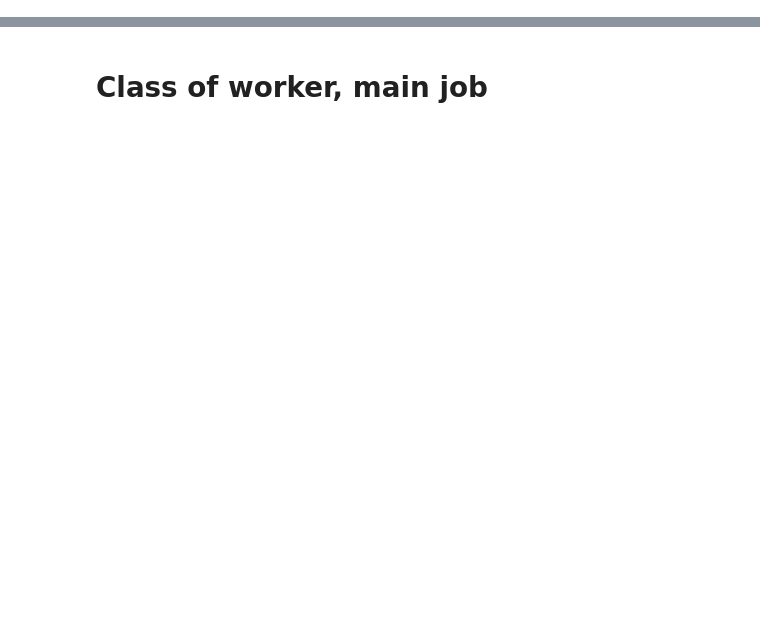
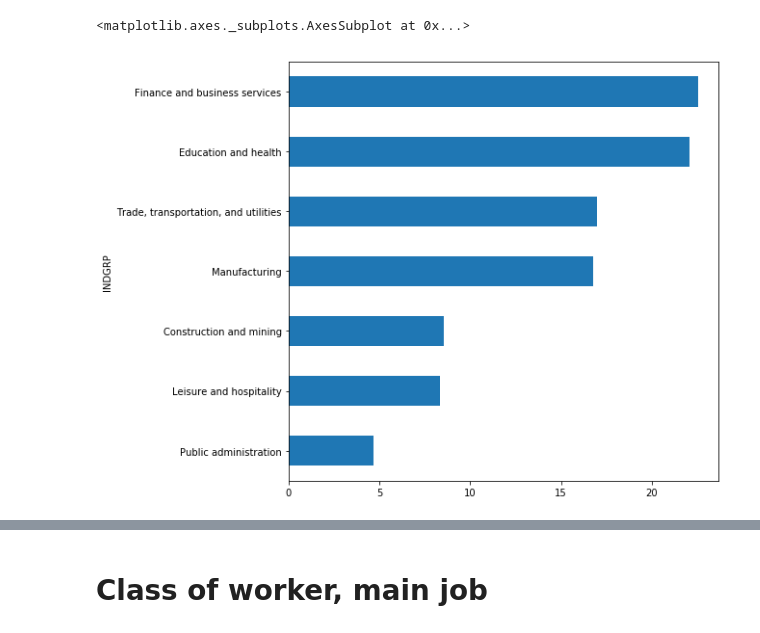
Before and after one commit to bdecon/blog_posts, a Jupyter notebook: Southern_Six/Southern_Six_7.ipynb, the cells around one changed output, grey strips where cells are left out. Saved outputs shown, nothing was run; the diff lists cells and outputs as text; code cells hidden in the pictures; blank space fills up the shorter version.

```diff
--- a/Southern_Six/Southern_Six_7.ipynb
+++ b/Southern_Six/Southern_Six_7.ipynb
@@ -34,0 +39,13 @@ from bd_CPS_details import Occs2010, OccsDT2010, Inds2012, IndsDT2012
+# %%
+# CPS data
+columns = ['MONTH', 'YEAR', 'CBSA', 'CSA', 'AGE', 'INDD', 'INDGRP',
+           'BASICWGT', 'LFS', 'WORKFT']
+df = (pd.read_feather('cps2018.ft', columns=columns)
+        .query('MONTH > 4')
+        .append(pd.read_feather('cps2019.ft', columns=columns))
+        .query('(CSA in [174, 273, 304]) or (CBSA in [11700, 26620, 29490])')
+        .query('LFS == "Employed"'))
+
+df['INDD'] = df['INDD'].map(ValueLabels['INDD'])
+
+data = df.groupby('INDD').BASICWGT.sum() / 12
@@ -34,0 +72,11 @@ from bd_CPS_details import Occs2010, OccsDT2010, Inds2012, IndsDT2012
+# %%
+# CPS data
+df = (pd.read_feather('cps2015.ft', columns=columns)
+        .query('MONTH > 4')
+        .append(pd.read_feather('cps2016.ft', columns=columns).query('MONTH <= 4'))
+        .query('(CSA in [174, 273, 304]) or (CBSA in [11700, 26620, 29490])')
+        .query('LFS == "Employed"'))
+
+df['INDD'] = df['INDD'].map(ValueLabels['INDD'])
+
+data2 = df.groupby('INDD').BASICWGT.sum() / 12
@@ -34,0 +103,13 @@ from bd_CPS_details import Occs2010, OccsDT2010, Inds2012, IndsDT2012
+# %%
+data = df.groupby('INDGRP').BASICWGT.sum().divide(12).sort_values(ascending=True)
+
+data = data[data > 500]
+
+data = data / data.sum() * 100.0
+# %%
+%matplotlib inline
+
+data.plot(kind='barh', figsize=(8, 8))
+# %% [output]
+<matplotlib.axes._subplots.AxesSubplot at 0x...>
+[figure, added]
```
Also changed, not shown: parts of 12 cells of this notebook, 6 other files.
